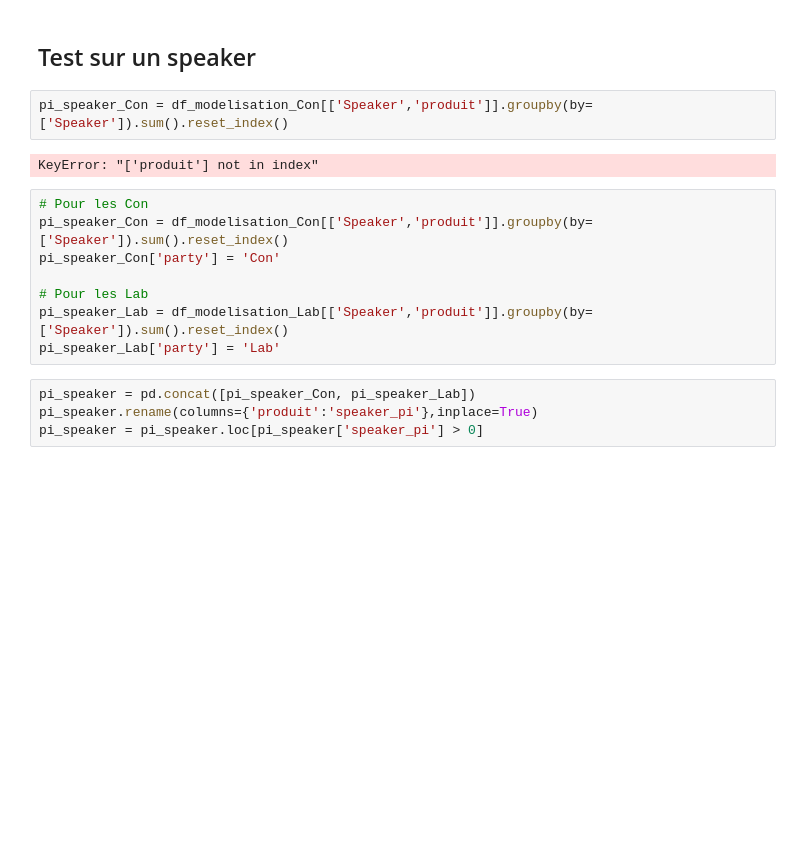
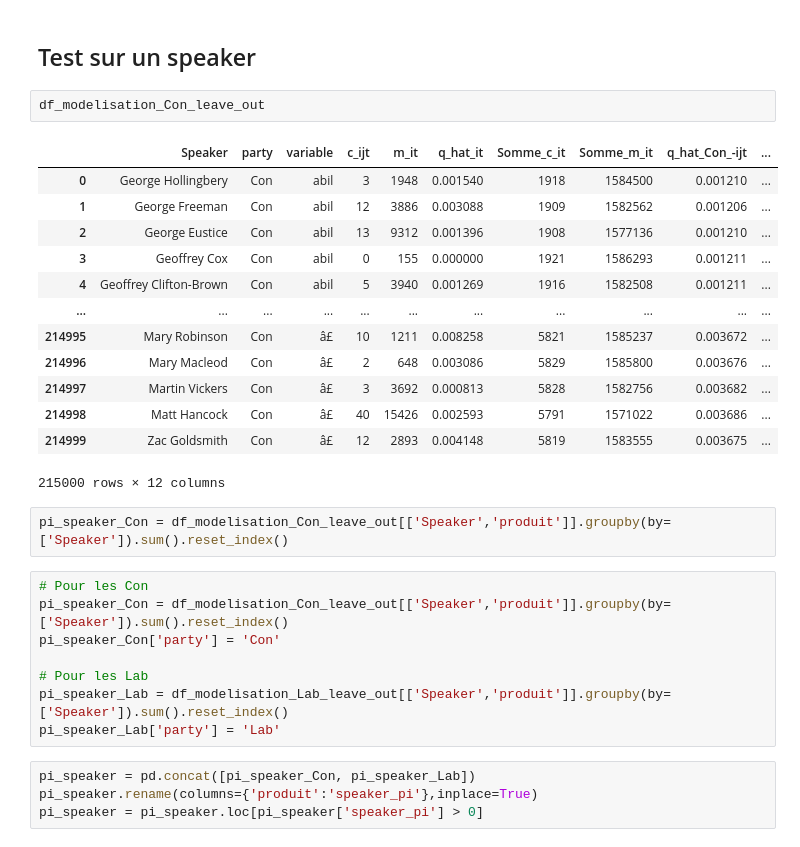
Before and after one commit to ismakrout/NLP-project, a Jupyter notebook: NB_3.ipynb, the cells around one changed output. Cells and saved outputs as stored; diff of their text form; blank space fills up the shorter version.

```diff
--- a/NB_3.ipynb
+++ b/NB_3.ipynb
@@ -99,17 +99,31 @@ res['pi'].sum()
 0.5008476141903633
 # %% [markdown]
 ## Test sur un speaker
+# %%
+df_modelisation_Con_leave_out
+# %% [output]
+|  | Speaker | party | variable | c_ijt | m_it | q_hat_it | Somme_c_it | Somme_m_it | q_hat_Con_-ijt | ... |
+| 0 | George Hollingbery | Con | abil | 3 | 1948 | 0.001540 | 1918 | 1584500 | 0.001210 | ... |
+| 1 | George Freeman | Con | abil | 12 | 3886 | 0.003088 | 1909 | 1582562 | 0.001206 | ... |
+| 2 | George Eustice | Con | abil | 13 | 9312 | 0.001396 | 1908 | 1577136 | 0.001210 | ... |
+| 3 | Geoffrey Cox | Con | abil | 0 | 155 | 0.000000 | 1921 | 1586293 | 0.001211 | ... |
+| 4 | Geoffrey Clifton-Brown | Con | abil | 5 | 3940 | 0.001269 | 1916 | 1582508 | 0.001211 | ... |
+| ... | ... | ... | ... | ... | ... | ... | ... | ... | ... | ... |
+| 214995 | Mary Robinson | Con | â£ | 10 | 1211 | 0.008258 | 5821 | 1585237 | 0.003672 | ... |
+| 214996 | Mary Macleod | Con | â£ | 2 | 648 | 0.003086 | 5829 | 1585800 | 0.003676 | ... |
+| 214997 | Martin Vickers | Con | â£ | 3 | 3692 | 0.000813 | 5828 | 1582756 | 0.003682 | ... |
+| 214998 | Matt Hancock | Con | â£ | 40 | 15426 | 0.002593 | 5791 | 1571022 | 0.003686 | ... |
+| 214999 | Zac Goldsmith | Con | â£ | 12 | 2893 | 0.004148 | 5819 | 1583555 | 0.003675 | ... |
+215000 rows × 12 columns
 # %%
-pi_speaker_Con = df_modelisation_Con[['Speaker','produit']].groupby(by=['Speaker']).sum().reset_index()
+pi_speaker_Con = df_modelisation_Con_leave_out[['Speaker','produit']].groupby(by=['Speaker']).sum().reset_index()
-# %% [output]
-KeyError: "['produit'] not in index"
 # %%
 # Pour les Con
-pi_speaker_Con = df_modelisation_Con[['Speaker','produit']].groupby(by=['Speaker']).sum().reset_index()
+pi_speaker_Con = df_modelisation_Con_leave_out[['Speaker','produit']].groupby(by=['Speaker']).sum().reset_index()
 pi_speaker_Con['party'] = 'Con'
 
 # Pour les Lab
-pi_speaker_Lab = df_modelisation_Lab[['Speaker','produit']].groupby(by=['Speaker']).sum().reset_index()
+pi_speaker_Lab = df_modelisation_Lab_leave_out[['Speaker','produit']].groupby(by=['Speaker']).sum().reset_index()
 pi_speaker_Lab['party'] = 'Lab'
 # %%
 pi_speaker = pd.concat([pi_speaker_Con, pi_speaker_Lab])
```
Also changed, not shown: parts of 43 cells of this notebook, 1 other file.
